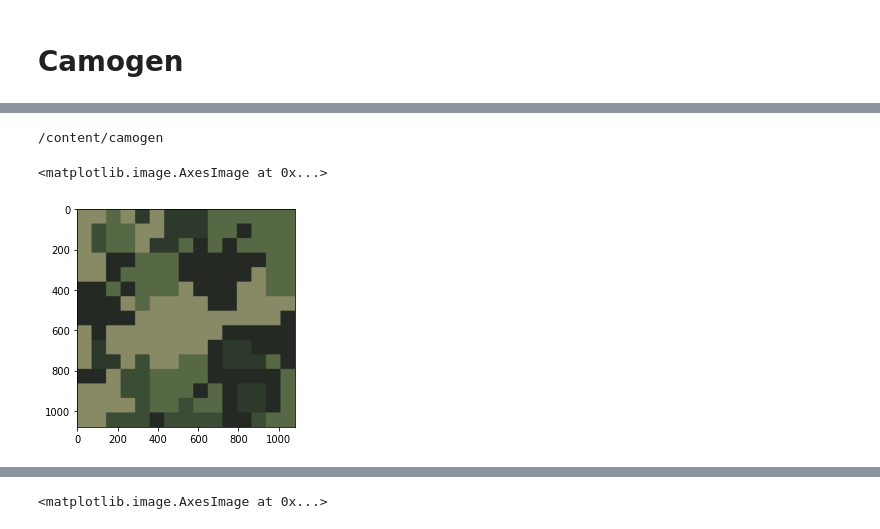
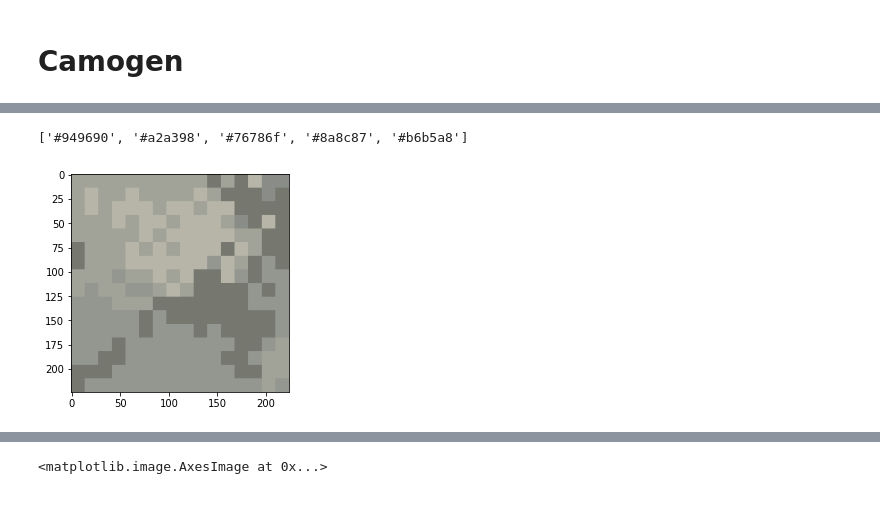
Before and after one commit to SYBIOTE/CMEPCMGN, a Jupyter notebook: comouflage_gen.ipynb, the cells around one changed output, grey strips where cells are left out. Saved outputs shown, nothing was run; the diff lists cells and outputs as text; code cells hidden in the pictures.

```diff
--- a/comouflage_gen.ipynb
+++ b/comouflage_gen.ipynb
@@ -305,7 +305,7 @@ hexadecimal_color_kmean = []
 score_minibatch = []
 score = []
 # %%
-img = cv2.imread("/content/woodland.jpg")
+img = cv2.imread("/content/terrain.jpeg")
 
 x_end , y_end = img.shape[0:2]
 print(img.shape)
@@ -788,4 +800,0 @@ Unpacking objects: 100% (79/79), done.
-# %%
-cd ./camogen/
-# %% [output]
-/content/camogen
@@ -792,18 +803,21 @@ cd ./camogen/
+# %%
+hexadecimal_color_minibatch_kmean
+# %% [output]
+['#949690', '#a2a398', '#76786f', '#8a8c87', '#b6b5a8']
 # %%
 import camogen
 import matplotlib.pyplot as plt
 from camogen.generate import generate
 
-parameters = {'width': 1080, 'height': 1080, 'polygon_size': 100, 'color_bleed': 5,'max_depth':8,
+parameters = {'width': 224, 'height': 224, 'polygon_size': 100, 'color_bleed': 5,'max_depth':8,
               'colors': hexadecimal_color_minibatch_kmean,
-              'spots': {'amount': 20000, 'radius': {'min': 10, 'max': 40}, 'sampling_variation': 10},
-              'pixelize': {'percentage': 1, 'sampling_variation': 20, 'density': {'x': 15, 'y': 15}} }
-
+              'spots': {'amount': 20000/5, 'radius': {'min': 10/5, 'max': 40/5}, 'sampling_variation': 10},
+              'pixelize': {'percentage': 1, 'sampling_variation': 20, 'density': {'x': 15, 'y': 15}}}
 image = generate(parameters)
 plt.imshow(image)
+image.save('/content/camogen/images/genrated.png')
 # %% [output]
-<matplotlib.image.AxesImage at 0x...>
-[figure, old version]
+[figure, new version]
 # %%
 import camogen
 import matplotlib.pyplot as plt
```
Also changed, not shown: parts of 35 cells of this notebook.
